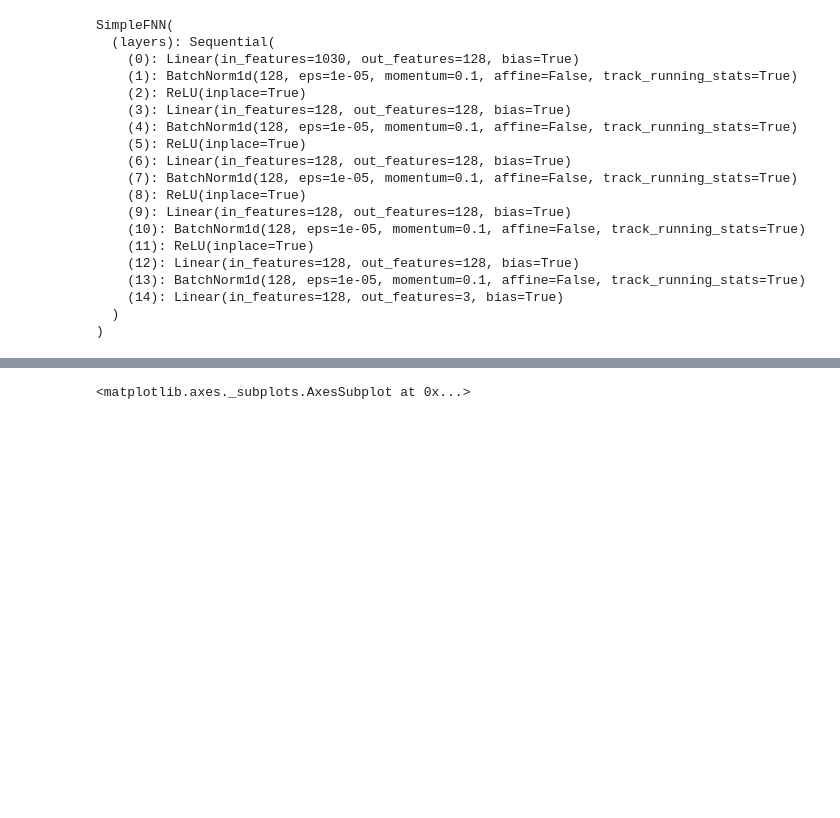
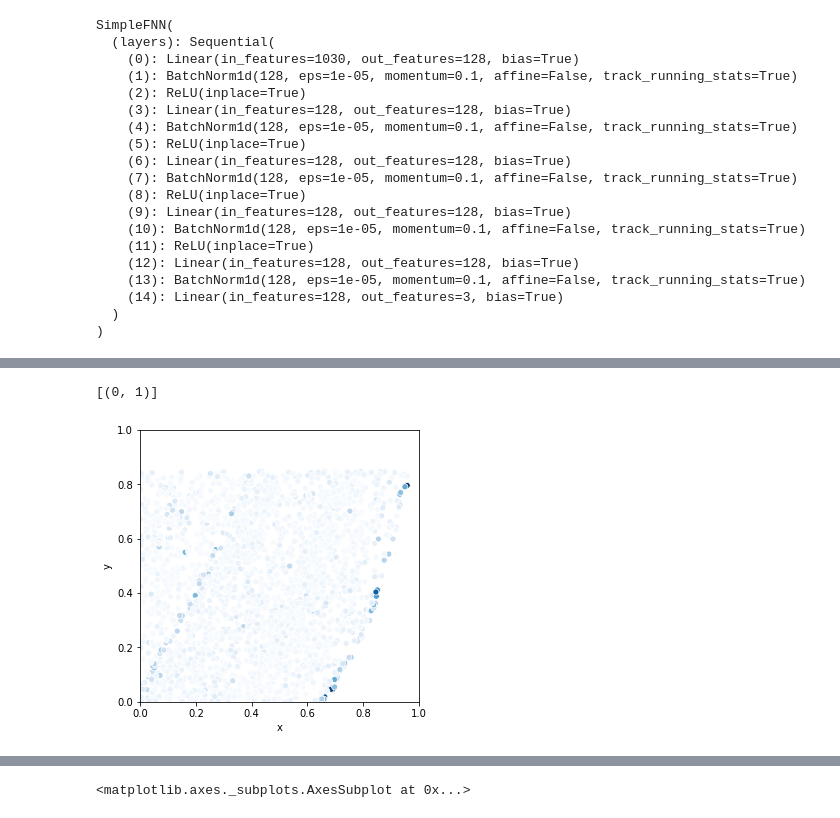
Before and after one commit to GuillaumeLeclerc/mlgenomics, a Jupyter notebook: data_preprocessing/plotting_model_features_unseen_data.ipynb, the cells around one changed output, grey strips where cells are left out. Saved outputs shown, nothing was run; the diff lists cells and outputs as text; code cells hidden in the pictures; blank space fills up the shorter version.

```diff
--- a/data_preprocessing/plotting_model_features_unseen_data.ipynb
+++ b/data_preprocessing/plotting_model_features_unseen_data.ipynb
@@ -96,0 +117,12 @@ plot_genes(labels_data0, yhat_data0, 'viridis', 1)
+# %%
+plt.figure(figsize=(5,5))
+plt.legend([],[], frameon=False)
+g.set(xlim=(0, 1))
+g.set(ylim=(0, 1))
+g = plot_genes(labels_data0, features_data0, 'Blues', np.where(all_genes=='Ctgf')[0][0])
+plt.legend([],[], frameon=False)
+g.set(xlim=(0, 1))
+g.set(ylim=(0, 1))
+# %% [output]
+[(0, 1)]
+[figure, added]
```
Also changed, not shown: parts of 15 cells of this notebook, 6 other files.
